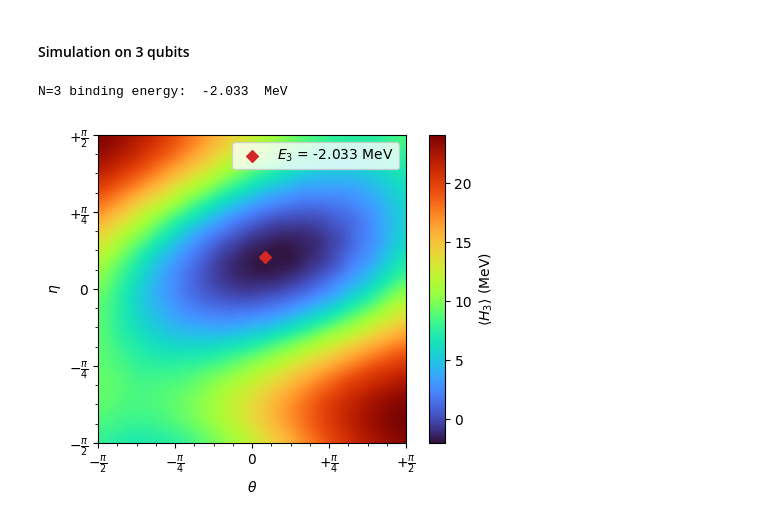
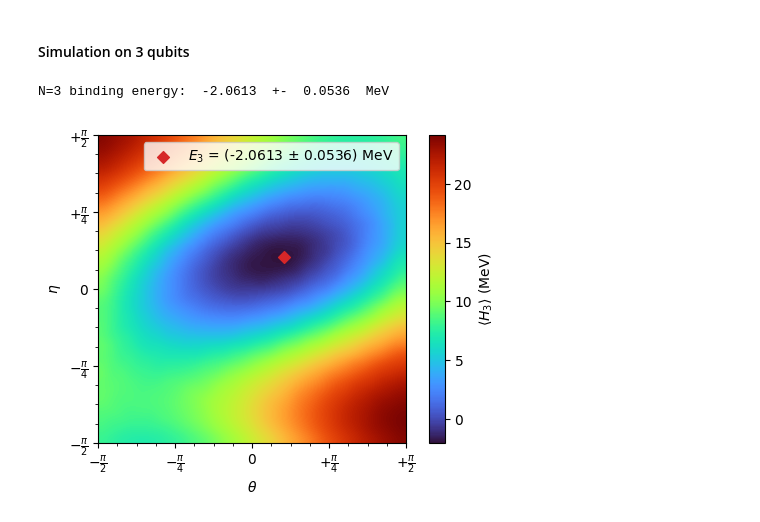
Before and after one commit to diegoscantam/2qubits, a Jupyter notebook: deuteron.ipynb, the cells around one changed output. Saved outputs shown, nothing was run; the diff lists cells and outputs as text; code cells hidden in the pictures.

```diff
--- a/deuteron.ipynb
+++ b/deuteron.ipynb
@@ -411,7 +411,7 @@ shots = 10000
 theta = np.arange(-3.14/2.,3.14/2. + 0.1, 0.1)
 eta = np.arange(-3.14/2.,3.14/2. + 0.1, 0.1)
 exp_val_3 = np.empty((len(theta), len(eta)))
-dexp_val_3 = np.empty(len(theta))
+dexp_val_3 = np.empty((len(theta), len(eta)))
 for kk in range(0, len(theta)):
     for jj in range(0, len(eta)):
         # Create a Quantum Circuit acting on the q register, default all 3 qubits in the state |0>
@@ -481,46 +481,56 @@ for kk in range(0, len(theta)):
                    -counts_XXX['100'] - counts_XXX['010'] - counts_XXX['101'] - counts_XXX['011'] )/shots
         exp_YYI = (counts_YYY['000'] + counts_YYY['110'] + counts_YYY['001'] + counts_YYY['111'] \
                    -counts_YYY['100'] - counts_YYY['010'] - counts_YYY['101'] - counts_YYY['011'] )/shots
+        exp_XIX = (counts_XXX['000'] + counts_XXX['101'] + counts_XXX['010'] + counts_XXX['111'] \
+                   -counts_XXX['100'] - counts_XXX['001'] - counts_XXX['110'] - counts_XXX['011'] )/shots
+        exp_YIY = (counts_YYY['000'] + counts_YYY['101'] + counts_YYY['010'] + counts_YYY['111'] \
+                   -counts_YYY['100'] - counts_YYY['001'] - counts_YYY['110'] - counts_YYY['011'] )/shots
 
         exp_val_3[kk][jj] = 15.531709 + (0.218291 * exp_IIZ) - (6.125 * exp_IZI) - 2.143304*(exp_IXX + exp_IYY) \
                             -9.625*exp_ZII - 3.913119*(exp_XXI +exp_YYI)
-        #var_counts = 5.906709**2 + 2*5.906709*0.218291*exp_IIZ +\
-        #            (-2)*5.906709*6.125*exp_IZI -2*2.143304*5.906709*(exp_IXX + exp_IYY) +\
-        #            0.218291**2 - 2*0.218291*6.125*exp_IZZ + 6.125**2 + 2*(2.143304**2) \
-        #            + 2*9.625*(0.218291*exp_IIZ - 6.125*exp_IZI + 5.906709 -2.143304*(exp_IXX + exp_IYY)) + ...
+        var_counts = 5.906709**2 + 2*5.906709*0.218291*exp_IIZ +\
+            (-2)*5.906709*6.125*exp_IZI -2*2.143304*5.906709*(exp_IXX + exp_IYY) +\
+            0.218291**2 - 2*0.218291*6.125*exp_IZZ + 6.125**2 + 2*(2.143304**2) \
+            -2*9.625*exp_ZII + 2*9.625**2 -2*3.913119*( 5.906709*exp_XXI - \
+            6.125*(exp_XXI + exp_IIZ) -2.143304*exp_XIX) \
+            -2*3.913119*( 5.906709*exp_YYI - 6.125*(exp_YYI + exp_IIZ) -2.143304*exp_YIY) \
+            -2*(9.625**2)*exp_ZII + 2*(3.913119**2) + 2*9.625*3.913119*(exp_XXI + exp_YYI)
+        std_counts = np.sqrt(np.abs(var_counts))
+        dexp_val_3[kk][jj]= std_counts/np.sqrt(shots)
 
 
 E_3 = exp_val_3.min()
-print('N=3 binding energy: ', round(E_3,4), ' MeV') #, ' +- ', round(dE_2,4), ' MeV')
+dE_3= dexp_val_3[np.where(exp_val_3 == E_3)][0].astype(E_3)
+print('N=3 binding energy: ', round(E_3,4), ' +- ', round(dE_3,4), ' MeV')
 # Plot
 cmap = mpl.cm.turbo
 cmap2 = plt.get_cmap('tab20')
 w = 6
 h = 4
 fontsize = 12
 fig = plt.figure(figsize=(w,h))
 ax = fig.add_subplot(111)
 extent = [theta.min(),-theta.min(),eta.min(),-eta.min()]
 exp_val_3T = exp_val_3.T
 img = ax.imshow(exp_val_3T, extent=extent, cmap=cmap, interpolation='bicubic', origin='lower')
 fig.colorbar(img, label = '$\\langle H_3 \\rangle$ (MeV)')
-lbl = '$E_3$ = ' + str(round(E_3,4)) + ' MeV'
+lbl = '$E_3$ = (' + str(round(E_3,4)) + ' $\pm$ '+ str(round(dE_3,4)) + ') MeV'
 plt.scatter(theta[np.where(exp_val_3T==E_3)[1]], eta[np.where(exp_val_3T==E_3)[0]] , marker = 'D', color = cmap2(6), zorder = 3, label = lbl)
 # ticks
 unit = 0.25
 x_tick = np.arange(-0.5, +0.5 + unit, unit)
 x_label = [r'$-\frac{\pi}{2} $', r'$-\frac{\pi}{4}$', r'$0$', r'$+\frac{\pi}{4}$', r'$+\frac{\pi}{2}$']
 ax.set_xticks(x_tick * pi)
 ax.set_xticklabels(x_label, fontsize=10)
 y_tick = np.arange(-0.5, +0.5 + unit, unit)
 y_label = [r'$-\frac{\pi}{2} $', r'$-\frac{\pi}{4}$', r'$0$', r'$+\frac{\pi}{4}$', r'$+\frac{\pi}{2}$']
 ax.set_yticks(y_tick * pi)
 ax.set_yticklabels(y_label, fontsize=10)
 ax.minorticks_on()
 plt.legend()
 plt.xlabel("$\\theta$")
 plt.ylabel("$\\eta$")
 plt.show()
 # %% [output]
-N=3 binding energy:  -2.033  MeV
+N=3 binding energy:  -2.0613  +-  0.0536  MeV
-[figure, old version]
+[figure, new version]
```
Also changed, not shown: parts of 1 cell of this notebook.
